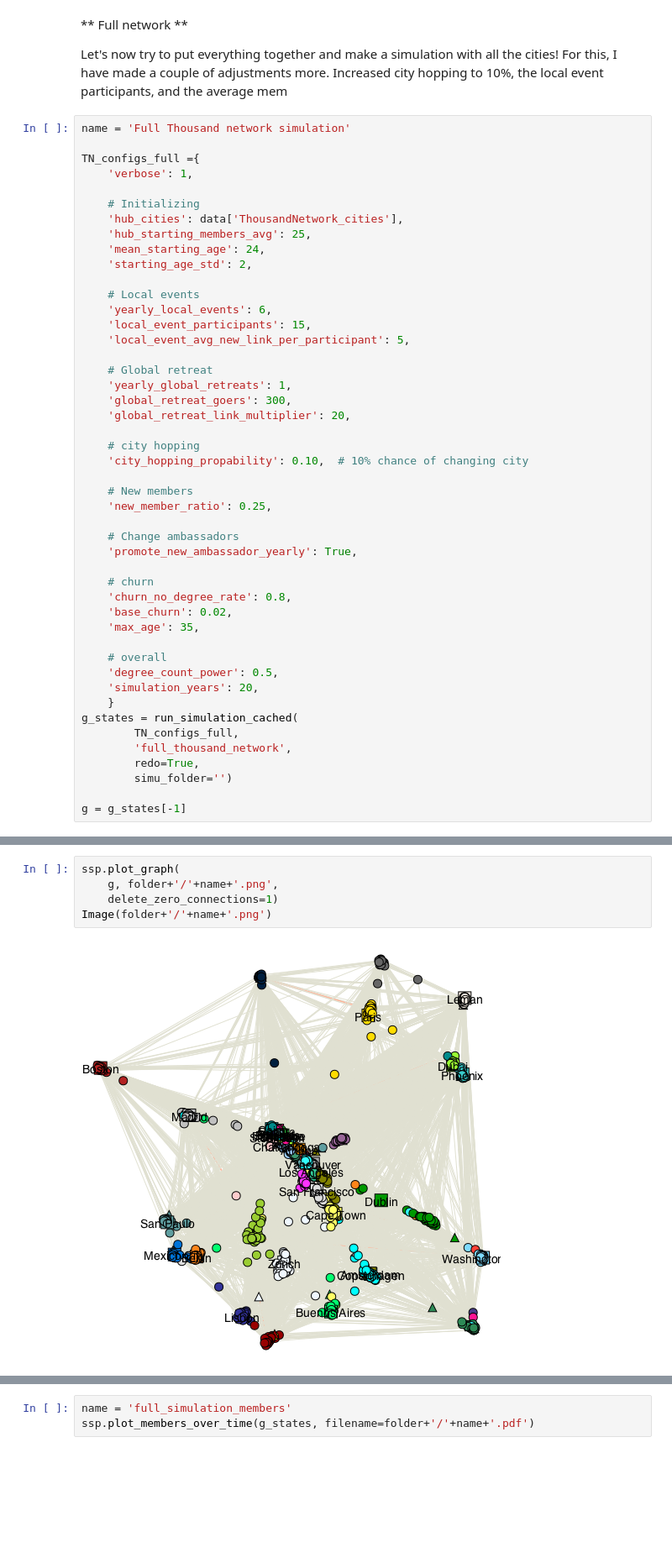
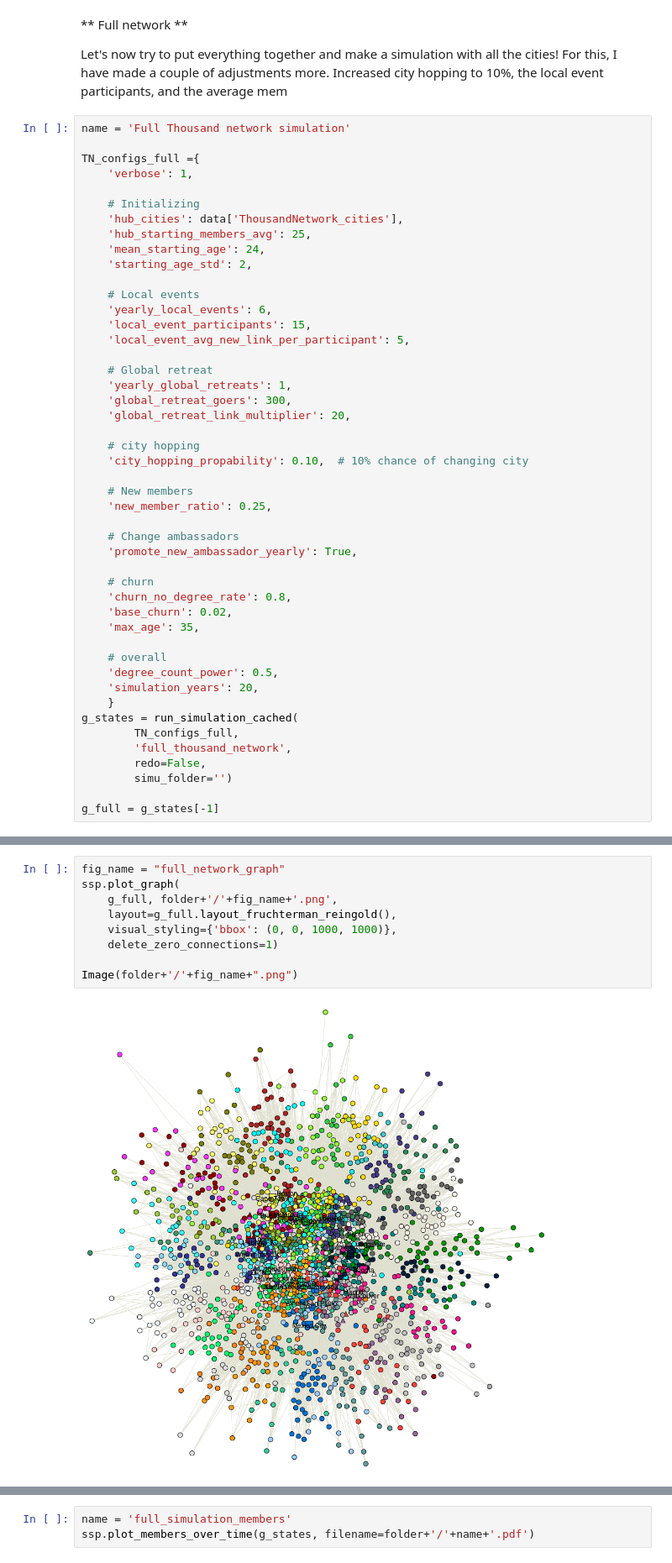
Before and after one commit to keldLundgaard/ThousandNetwork_simulation, a Jupyter notebook: Thousand Network simulation.ipynb, the cells around one changed output, grey strips where cells are left out. Shown at 84% size. Cells and saved outputs as stored; diff of their text form; blank space fills up the shorter version.

Commit message:
updated full graph

```diff
--- a/Thousand Network simulation.ipynb
+++ b/Thousand Network simulation.ipynb
@@ -405,7 +405,7 @@ TN_configs_full ={
 g_states = run_simulation_cached(
         TN_configs_full,
         'full_thousand_network',
-        redo=True,
+        redo=False,
         simu_folder='')
 
-g = g_states[-1]
+g_full = g_states[-1]
@@ -430,7 +412,11 @@ end     members 1814 avg_age: 28.5
 # %%
+fig_name = "full_network_graph"
 ssp.plot_graph(
-    g, folder+'/'+name+'.png',
+    g_full, folder+'/'+fig_name+'.png',
+    layout=g_full.layout_fruchterman_reingold(),
+    visual_styling={'bbox': (0, 0, 1000, 1000)},
     delete_zero_connections=1)
-Image(folder+'/'+name+'.png')
+
+Image(folder+'/'+fig_name+".png")
 # %% [output]
-[figure, old version]
+[figure, new version]
```
Also changed, not shown: parts of 25 cells of this notebook, 1 other file.
